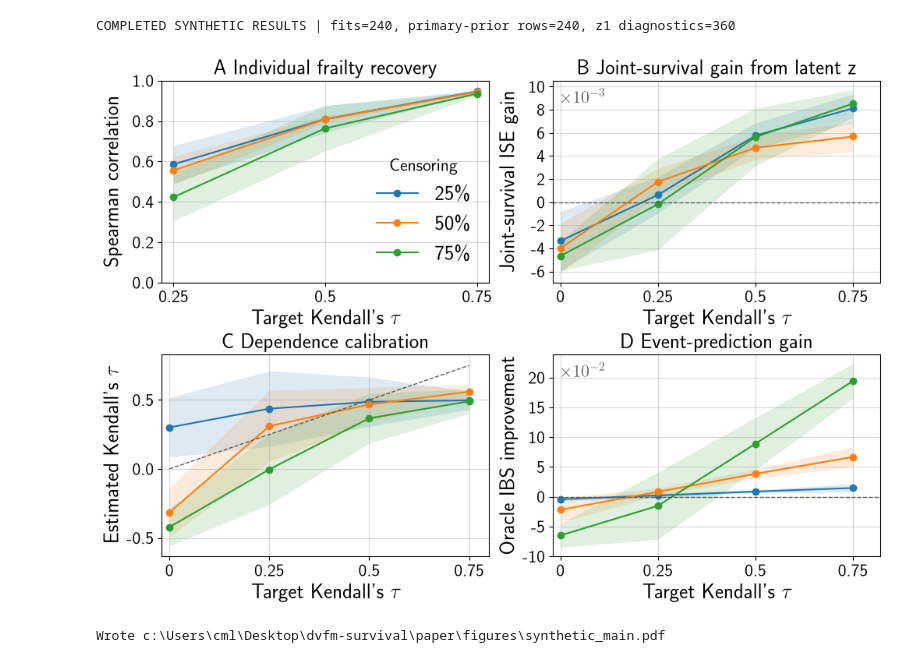
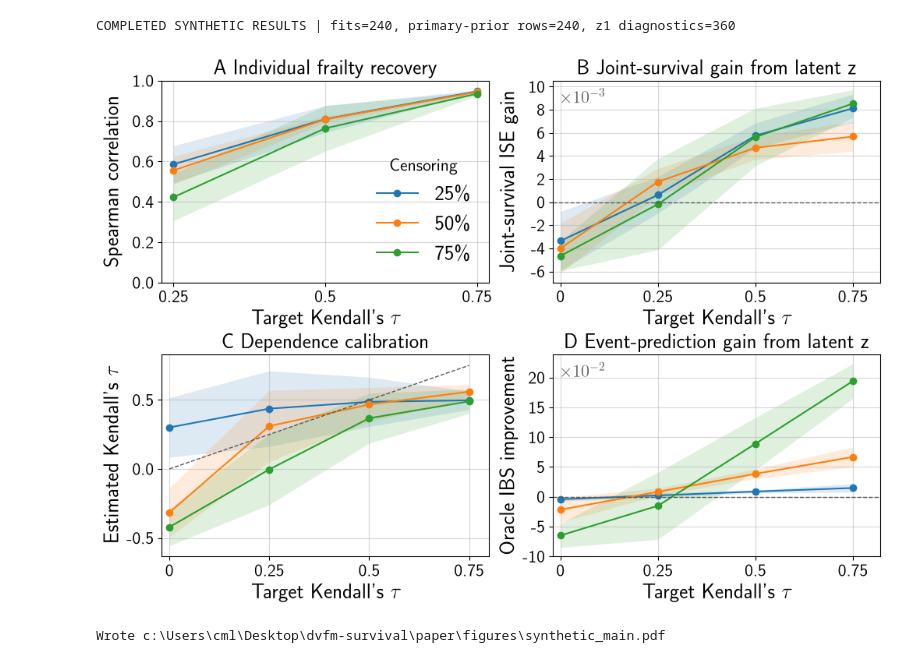
Before and after one commit to kalantari66/dvfm-survival, a Jupyter notebook: notebooks/synthetic_results.ipynb, the cells around one changed output. Saved outputs shown, nothing was run; the diff lists cells and outputs as text; code cells hidden in the pictures.

```diff
--- a/notebooks/synthetic_results.ipynb
+++ b/notebooks/synthetic_results.ipynb
@@ -125,33 +125,33 @@ tau_pad = 0.06 * (tau_high - tau_low)
 axes[1, 0].plot([0, 0.75], [0, 0.75], color="0.35", linestyle="--", linewidth=1, label="Perfect calibration")
 axes[1, 0].set(title=r"C  Dependence calibration", xlabel=r"Target Kendall's $\tau$", ylabel=r"Estimated Kendall's $\tau$", xlim=(-0.02, 0.80), ylim=(tau_low - tau_pad, tau_high + tau_pad))
 axes[1, 0].set_xticks(tau_ticks, tau_tick_labels)
 axes[1, 0].yaxis.set_major_locator(MultipleLocator(0.5))
 axes[1, 0].yaxis.set_major_formatter(FormatStrFormatter("%.1f"))
 #axes[1, 0].legend(title="Censoring", loc="lower right", frameon=False, bbox_to_anchor=(1.0, -0.04))
 
 for censoring, part in gain_summary.groupby("target_censoring_rate"):
     part = part.sort_values("target_kendall_tau")
     x, mean, ci = (part[name].to_numpy(dtype=float) for name in ("target_kendall_tau", "mean", "error"))
     axes[1, 1].fill_between(x, mean - ci, mean + ci, color=colors[censoring], alpha=0.15, linewidth=0)
     axes[1, 1].plot(x, mean, marker="o", color=colors[censoring], label=rf"{100*censoring:.0f}\%")
 axes[1, 1].axhline(0, color="0.35", linestyle="--", linewidth=1)
-axes[1, 1].set(title="D  Event-prediction gain", xlabel=r"Target Kendall's $\tau$", ylabel="Oracle IBS improvement", xlim=(-0.02, 0.82))
+axes[1, 1].set(title="D  Event-prediction gain from latent z", xlabel=r"Target Kendall's $\tau$", ylabel="Oracle IBS improvement", xlim=(-0.02, 0.82))
 axes[1, 1].set_xticks(tau_ticks, tau_tick_labels)
 axes[1, 1].yaxis.set_major_locator(MultipleLocator(0.05))
 axes[1, 1].yaxis.set_major_formatter(FuncFormatter(lambda value, _: f"{value * 1e2:.0f}"))
 axes[1, 1].text(0.02, 0.96, r"$\times 10^{-2}$", transform=axes[1, 1].transAxes, va="top", color="0.35")
 #axes[1, 1].legend(title="Censoring", loc="lower right", frameon=False, bbox_to_anchor=(1.0, -0.04))
 fig.align_ylabels(axes[:, 0])
 fig.align_ylabels(axes[:, 1])
 
 # Grid on all panels
 for ax in axes.flat:
     ax.grid(True, alpha=0.5)
 
 out = FIGURE_DIR / "synthetic_main.pdf"
 fig.savefig(out)
 plt.show()
 print(f"Wrote {out}")
 # %% [output]
-[figure, old version]
+[figure, new version]
 Wrote c:\Users\cml\Desktop\dvfm-survival\paper\figures\synthetic_main.pdf
```
Also changed, not shown: 5 other files.
